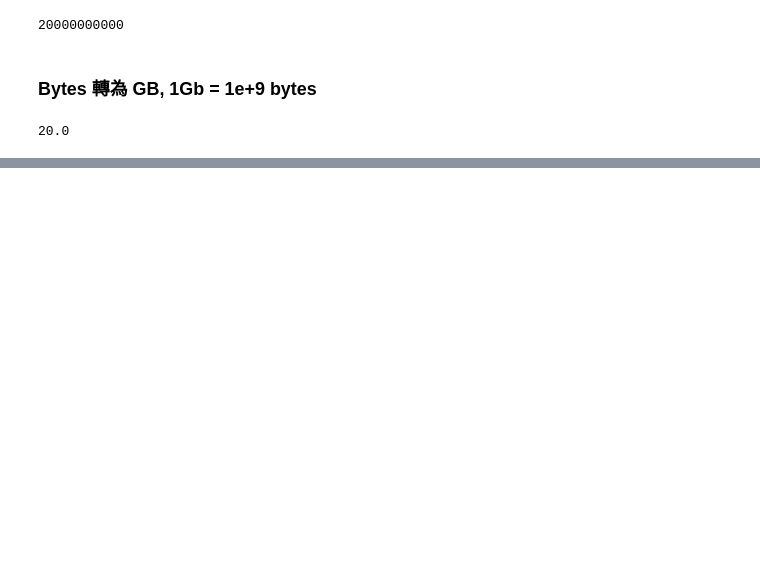
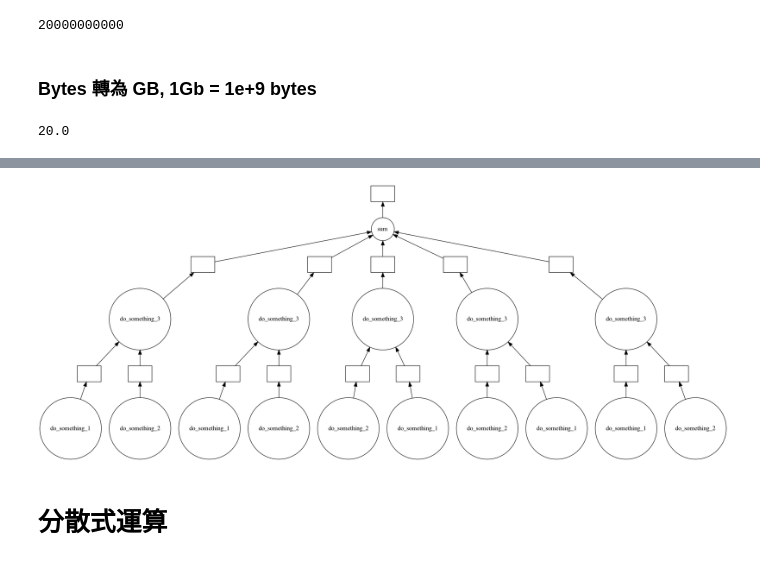
Before and after one commit to NCKU-BDA-2020/2020-NCKU-BDA-Technical-Presentation-III, a Jupyter notebook: Dask/Dask_sample_code.ipynb, the cells around one changed output, grey strips where cells are left out. Cells and saved outputs as stored; diff of their text form; code cells hidden in the pictures; blank space fills up the shorter version.

```diff
--- a/Dask/Dask_sample_code.ipynb
+++ b/Dask/Dask_sample_code.ipynb
@@ -152,0 +155,14 @@ da_arr.nbytes/1e+9
+# %%
+from time import sleep
+
+def do_something_1(x, y):
+    sleep(1)
+    return x + y + 2*x*y
+
+def do_something_2(a, b):
+    sleep(1)
+    return a**3 - b**3
+
+def do_something_3(p, q):
+    sleep(1)
+    return p*p + q*q
@@ -156,3 +241,9 @@ import dask
+# %%
+sum_arr.visualize()
+# %% [output]
+[figure, added]
+# %% [markdown]
+# 分散式運算
 # %%
 x = list(range(2, 20000, 2))
 y = list(range(3, 30000, 3))
```
Also changed, not shown: parts of 47 cells of this notebook, 16 other files.
